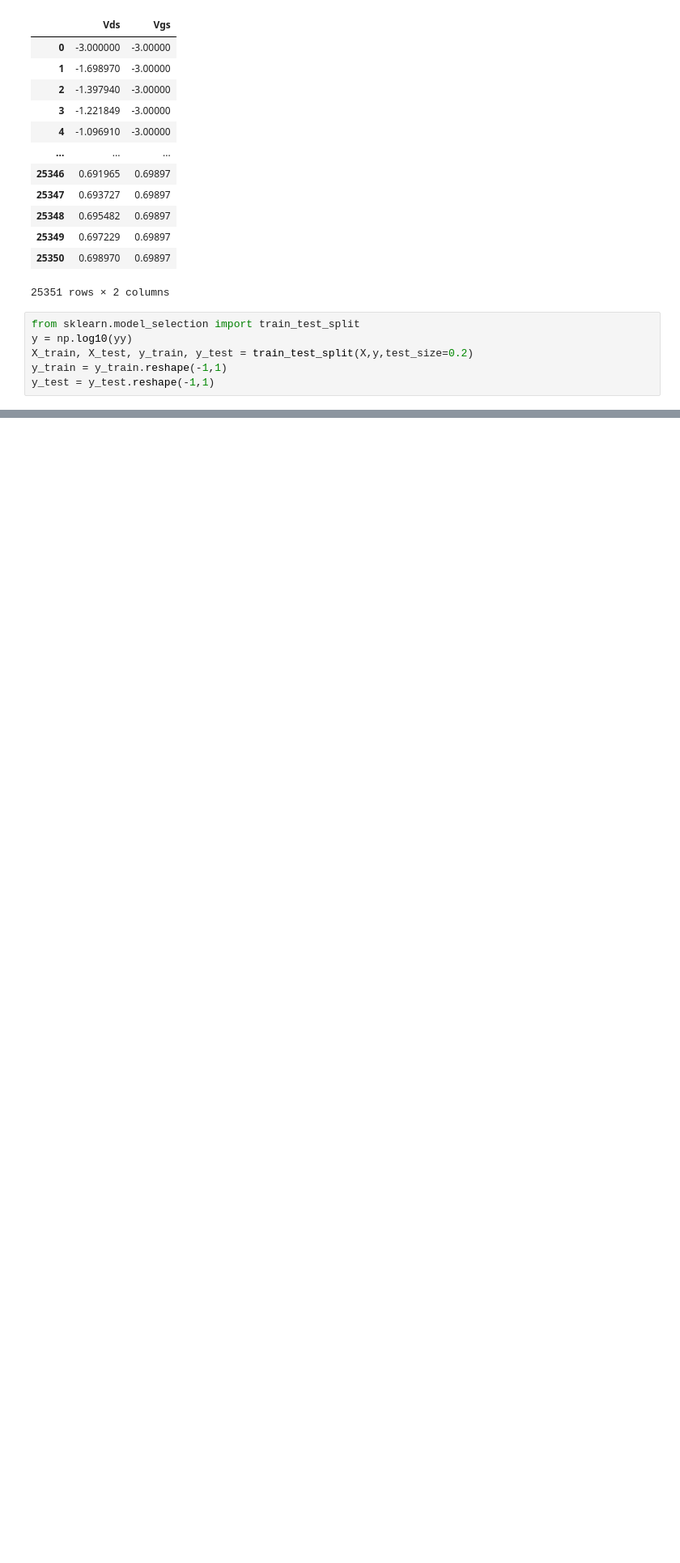
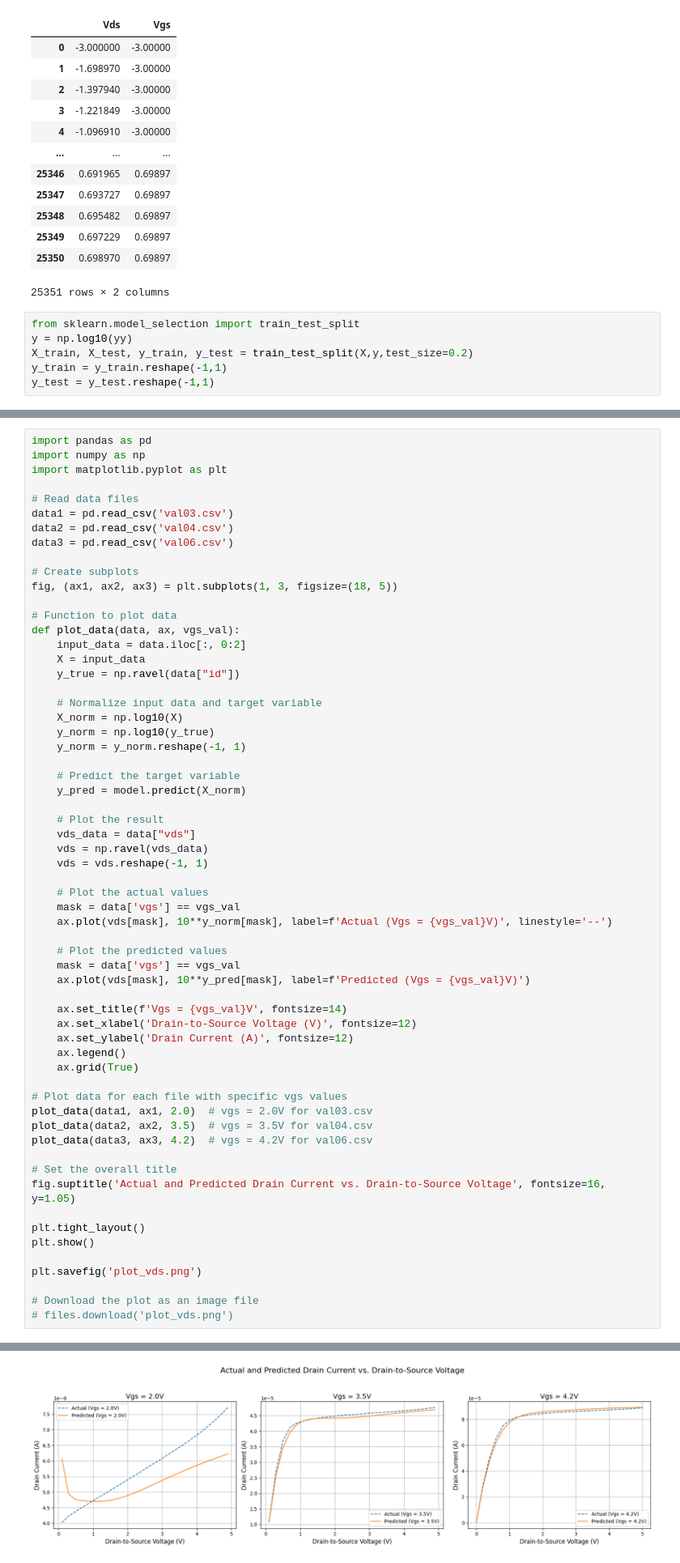
Before and after one commit to Sohammhatre10/MOSCharacteristics, a Jupyter notebook: MOSFETCharacteristics.ipynb, the cells around one changed output, grey strips where cells are left out. Shown: that part at 81% size. Drawn from its saved outputs; the diff is of its cells as text; blank space fills up the shorter version.

```diff
--- a/MOSFETCharacteristics.ipynb
+++ b/MOSFETCharacteristics.ipynb
@@ -192,0 +207,62 @@ plt.show()
+# %%
+import pandas as pd
+import numpy as np
+import matplotlib.pyplot as plt
+
+# Read data files
+data1 = pd.read_csv('val03.csv')
+data2 = pd.read_csv('val04.csv')
+data3 = pd.read_csv('val06.csv')
+
+# Create subplots
+fig, (ax1, ax2, ax3) = plt.subplots(1, 3, figsize=(18, 5))
+
+# Function to plot data
+def plot_data(data, ax, vgs_val):
+    input_data = data.iloc[:, 0:2]
+    X = input_data
+    y_true = np.ravel(data["id"])
+
+    # Normalize input data and target variable
+    X_norm = np.log10(X)
+    y_norm = np.log10(y_true)
+    y_norm = y_norm.reshape(-1, 1)
+
+    # Predict the target variable
+    y_pred = model.predict(X_norm)
+
+    # Plot the result
+    vds_data = data["vds"]
+    vds = np.ravel(vds_data)
+    vds = vds.reshape(-1, 1)
+
+    # Plot the actual values
+    mask = data['vgs'] == vgs_val
+    ax.plot(vds[mask], 10**y_norm[mask], label=f'Actual (Vgs = {vgs_val}V)', linestyle='--')
+
+    # Plot the predicted values
+    mask = data['vgs'] == vgs_val
+    ax.plot(vds[mask], 10**y_pred[mask], label=f'Predicted (Vgs = {vgs_val}V)')
+
+    ax.set_title(f'Vgs = {vgs_val}V', fontsize=14)
+    ax.set_xlabel('Drain-to-Source Voltage (V)', fontsize=12)
+    ax.set_ylabel('Drain Current (A)', fontsize=12)
+    ax.legend()
+    ax.grid(True)
+
+# Plot data for each file with specific vgs values
+plot_data(data1, ax1, 2.0)  # vgs = 2.0V for val03.csv
+plot_data(data2, ax2, 3.5)  # vgs = 3.5V for val04.csv
+plot_data(data3, ax3, 4.2)  # vgs = 4.2V for val06.csv
+
+# Set the overall title
+fig.suptitle('Actual and Predicted Drain Current vs. Drain-to-Source Voltage', fontsize=16, y=1.05)
+
+plt.tight_layout()
+plt.show()
+
+plt.savefig('plot_vds.png')
+
+# Download the plot as an image file
+# files.download('plot_vds.png')
+# %% [output]
@@ -192,0 +272 @@ plt.show()
+[figure, added]
```
Also changed, not shown: parts of 15 cells of this notebook.
